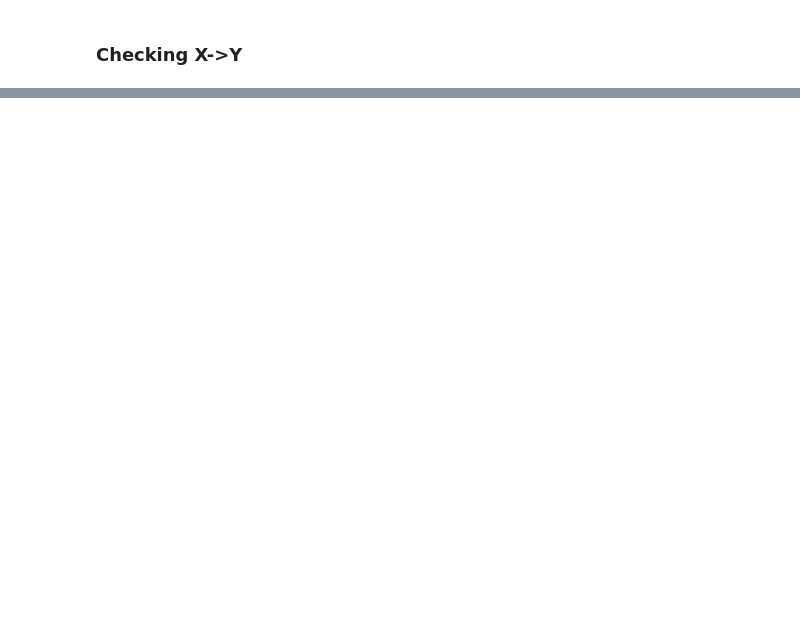
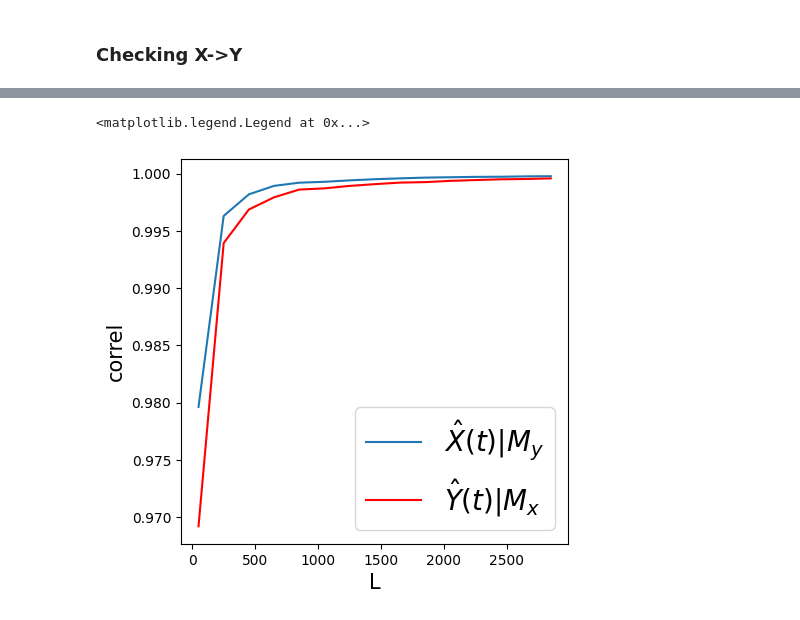
Before and after one commit to PrinceJavier/causal_ccm, a Jupyter notebook: usage_sample.ipynb, the cells around one changed output, grey strips where cells are left out. Saved outputs shown, nothing was run; the diff lists cells and outputs as text; code cells hidden in the pictures; blank space fills up the shorter version.

```diff
--- a/usage_sample.ipynb
+++ b/usage_sample.ipynb
@@ -134,0 +160,24 @@ plt.legend(prop={'size': 20})
+# %%
+# checking convergence
+# Looking at "convergence"
+L_range = range(50, 3000, 200) # L values to test
+tau = 1
+manifold_pattern=[[0, -1, -2],[0]]
+
+Xhat_My, Yhat_Mx = [], [] # correlation list
+for L in tqdm(L_range):
+    pai_XY = pai(X, Y, tau, manifold_pattern, L) # define new pai object # Testing for X -> Y
+    pai_YX = pai(Y, X, tau, manifold_pattern, L) # define new pai object # Testing for Y -> X
+    Xhat_My.append(pai_XY.causality()[0])
+    Yhat_Mx.append(pai_YX.causality()[0])
+
+# plot convergence as L->inf. Convergence is necessary to conclude causality
+plt.figure(figsize=(5,5))
+plt.plot(L_range, Xhat_My, label='$\hat{X}(t)|M_y$')
+plt.plot(L_range, Yhat_Mx, c='r', label='$\hat{Y}(t)|M_x$')
+plt.xlabel('L', size=15)
+plt.ylabel('correl', size=15)
+plt.legend(prop={'size': 20})
+# %% [output]
+<matplotlib.legend.Legend at 0x...>
+[figure, added]
```
Also changed, not shown: parts of 20 cells of this notebook.
